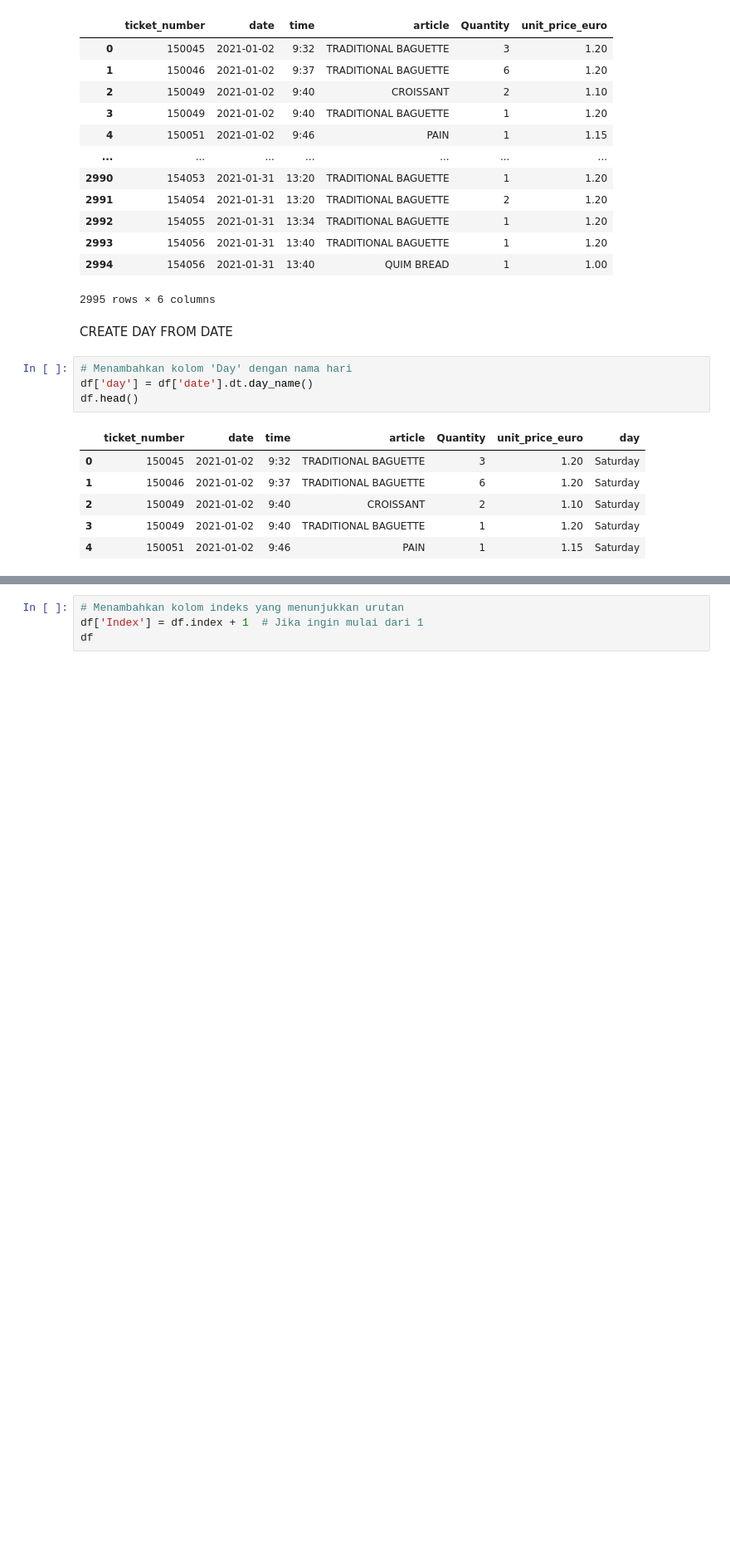
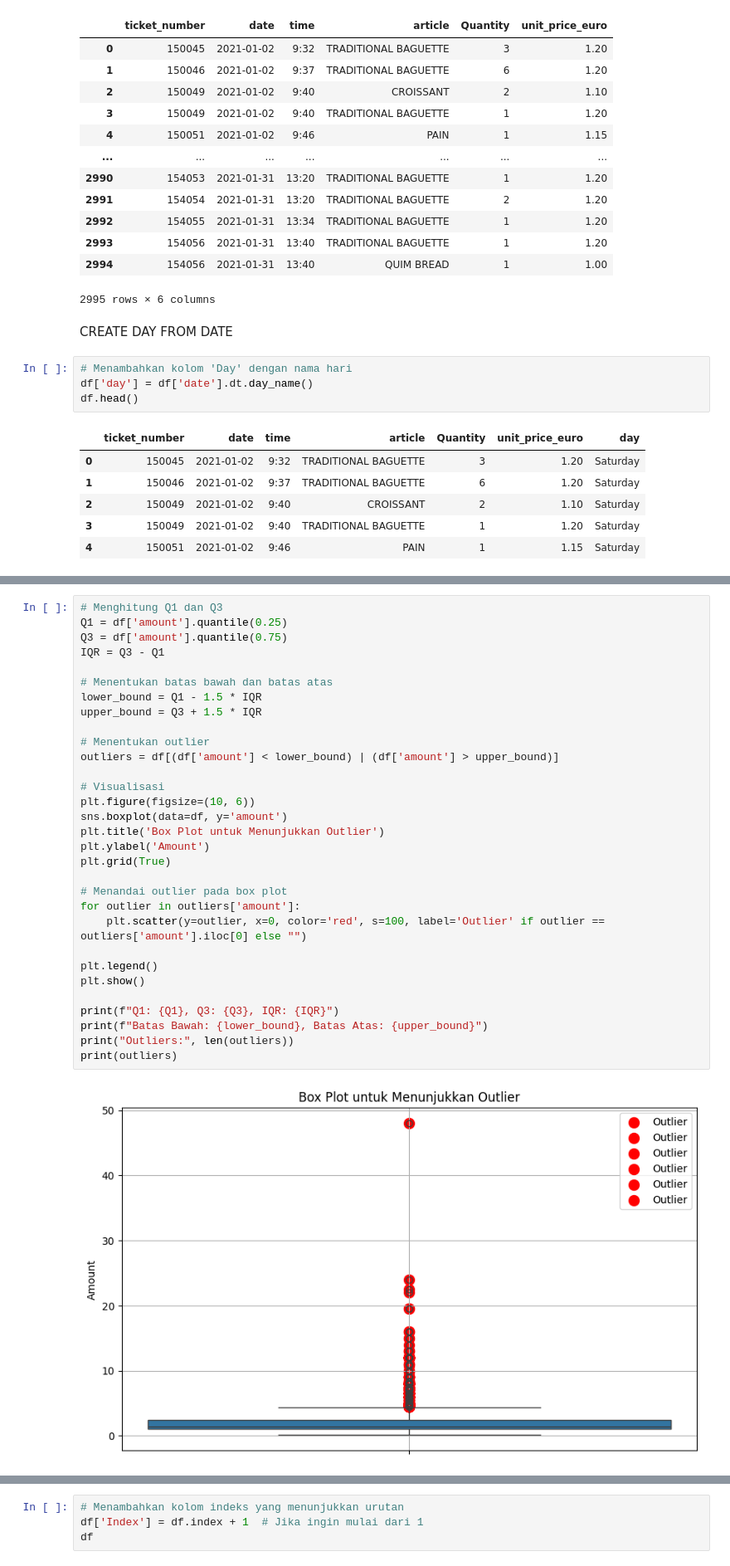
Before and after one commit to ThoriqNaufal20/Bakery-Data, a Jupyter notebook: analysis_bakeryshop.ipynb, the cells around one changed output, grey strips where cells are left out. Shown at 83% size. Drawn from its saved outputs; the diff is of its cells as text; blank space fills up the shorter version.

```diff
--- a/analysis_bakeryshop.ipynb
+++ b/analysis_bakeryshop.ipynb
@@ -121,3 +123,36 @@ df
 | 2993 | 154056 | 2021-01-31 | 13:40 | TRADITIONAL BAGUETTE | 1 | 1.20 | Sunday | 1.20 |
 | 2994 | 154056 | 2021-01-31 | 13:40 | QUIM BREAD | 1 | 1.00 | Sunday | 1.00 |
 2995 rows × 8 columns
+# %%
+# Menghitung Q1 dan Q3
+Q1 = df['amount'].quantile(0.25)
+Q3 = df['amount'].quantile(0.75)
+IQR = Q3 - Q1
+
+# Menentukan batas bawah dan batas atas
+lower_bound = Q1 - 1.5 * IQR
+upper_bound = Q3 + 1.5 * IQR
+
+# Menentukan outlier
+outliers = df[(df['amount'] < lower_bound) | (df['amount'] > upper_bound)]
+
+# Visualisasi
+plt.figure(figsize=(10, 6))
+sns.boxplot(data=df, y='amount')
+plt.title('Box Plot untuk Menunjukkan Outlier')
+plt.ylabel('Amount')
+plt.grid(True)
+
+# Menandai outlier pada box plot
+for outlier in outliers['amount']:
+    plt.scatter(y=outlier, x=0, color='red', s=100, label='Outlier' if outlier == outliers['amount'].iloc[0] else "")
+
+plt.legend()
+plt.show()
+
+print(f"Q1: {Q1}, Q3: {Q3}, IQR: {IQR}")
+print(f"Batas Bawah: {lower_bound}, Batas Atas: {upper_bound}")
+print("Outliers:", len(outliers))
+print(outliers)
+# %% [output]
+[figure, added]
```
Also changed, not shown: parts of 17 cells of this notebook, 1 other file.
